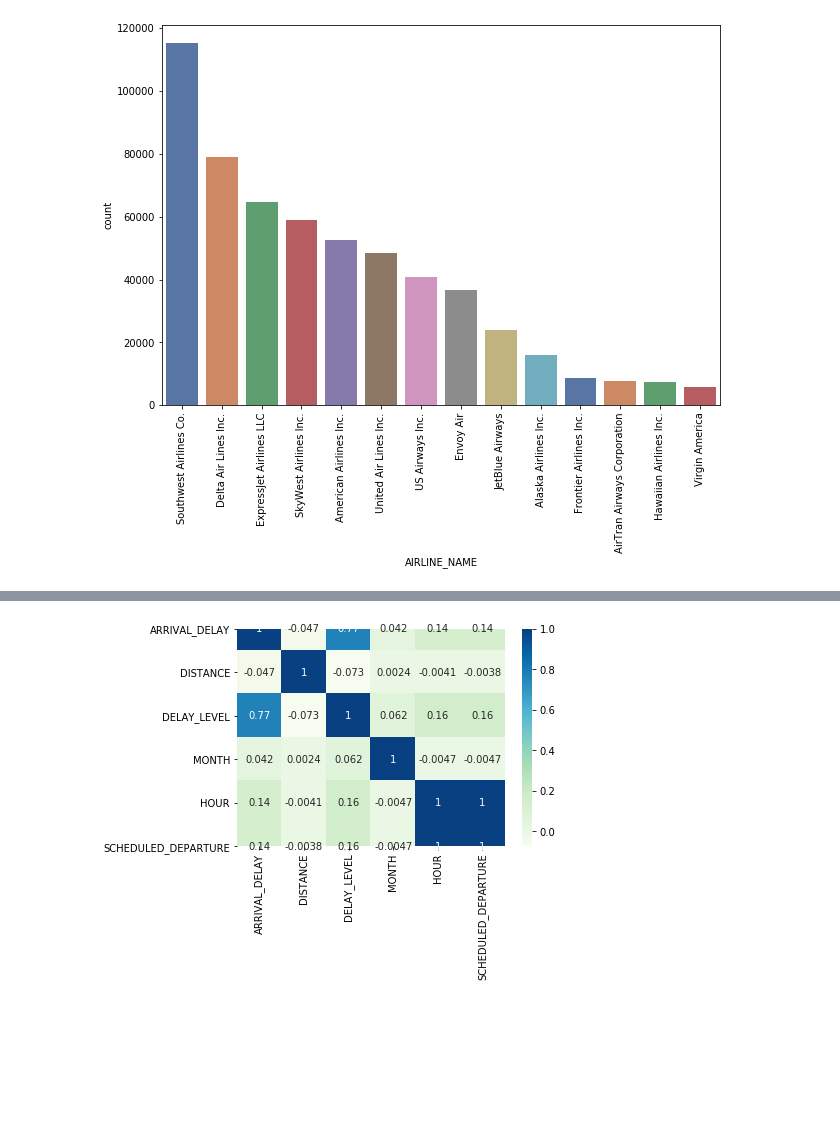
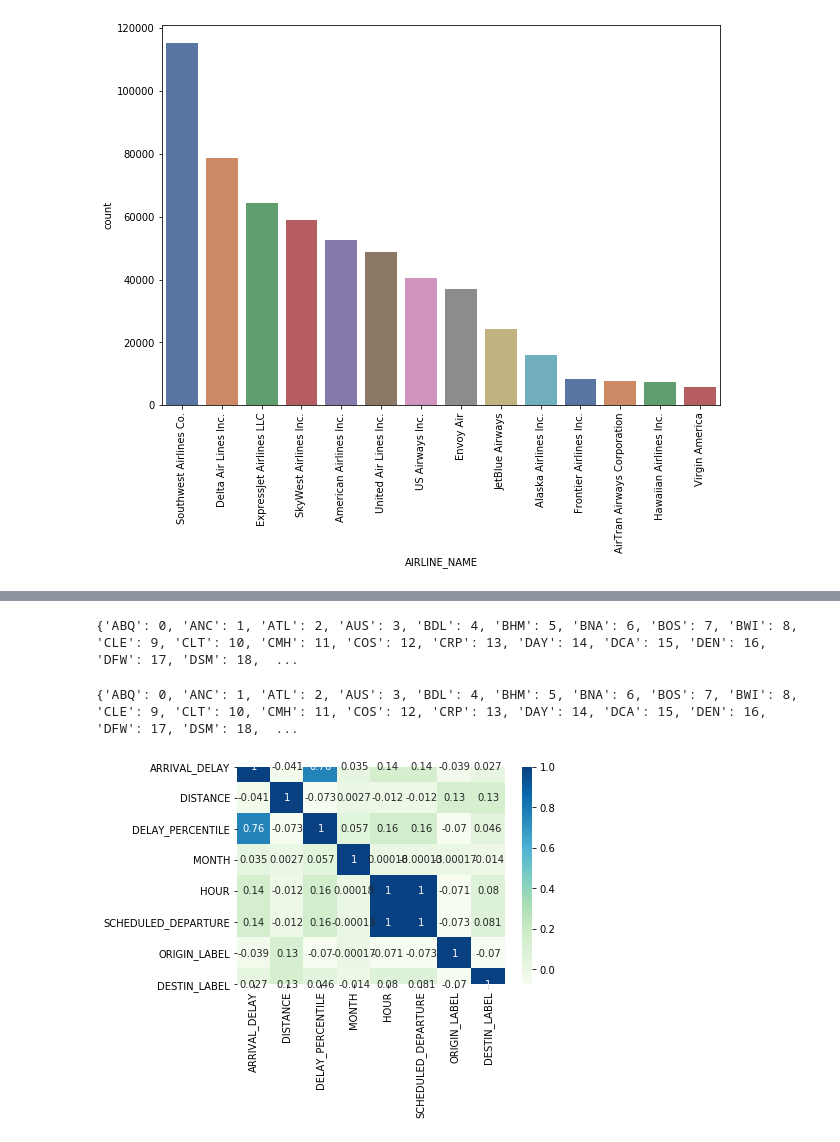
Before and after one commit to alejandrosoriavelasco/TFE, a Jupyter notebook: proyecto.ipynb, the cells around one changed output, grey strips where cells are left out. Saved outputs shown, nothing was run; the diff lists cells and outputs as text; code cells hidden in the pictures; blank space fills up the shorter version.

```diff
--- a/proyecto.ipynb
+++ b/proyecto.ipynb
@@ -70,7 +72,7 @@ def create_flight_time(df):
     return df
 
 def percentile(df):
-    df['DELAY_LEVEL']=df.ARRIVAL_DELAY.rank(pct=True)
+    df['DELAY_PERCENTILE']=df.ARRIVAL_DELAY.rank(pct=True)
 
     return df
 
@@ -105,6 +107,16 @@ def outlier (df):
     df=df.drop(outrmv)
     return df
 
+def classes (df):
+    if df['ARRIVAL_DELAY']<15:
+        delay=0
+    elif df['ARRIVAL_DELAY']<60:
+        delay=1
+    elif df['ARRIVAL_DELAY']<180:
+        delay=2
+    else:
+        delay=3
+    return delay
 
 def get_stats(group):
     return {'min': group.min(), 'max': group.max(),
@@ -235,7 +247,7 @@ df_AA['MONTH']=[ x.month for x in df_AA['DATE_TIME']]
 df_AA['HOUR']=[ x.hour for x in df_AA['DATE_TIME']]
 
 #to date_time
-df_AA['SCHED_DEPARTURE']=pd.to_datetime(df_AA['SCHED_DEPARTURE'], format= '%H:%M:%S') #to date_time
+df_AA['SCHEDULED_DEPARTURE']=pd.to_datetime(df_AA['SCHED_DEPARTURE'], format= '%H:%M:%S') #to date_time
 conversion = lambda x:x.hour*3600+x.minute*60+x.second
 df_AA['SCHEDULED_DEPARTURE']= np.array([conversion(s) for s in df_AA['SCHED_DEPARTURE']]) #conversion to seconds
 
@@ -260,0 +289,4 @@ df_AA_DATE.head(100)
+# %%
+le=LabelEncoder()
+df_AA['ORIGIN_LABEL']=le.fit_transform(df_AA['ORIGIN'])
+df_AA['DESTIN_LABEL']=le.fit_transform(df_AA['DESTIN'])
@@ -261,6 +309,18 @@ df_AA_DATE.head(100)
+# %%
+le.fit(df_AA['ORIGIN'])
+le_name_mapping = dict(zip(le.classes_, le.transform(le.classes_)))
+print(le_name_mapping)
+# %% [output]
+{'ABQ': 0, 'ANC': 1, 'ATL': 2, 'AUS': 3, 'BDL': 4, 'BHM': 5, 'BNA': 6, 'BOS': 7, 'BWI': 8, 'CLE': 9, 'CLT': 10, 'CMH': 11, 'COS': 12, 'CRP': 13, 'DAY': 14, 'DCA': 15, 'DEN': 16, 'DFW': 17, 'DSM': 18,  ...
+# %%
+le.fit(df_AA['DESTIN'])
+le_name_mapping = dict(zip(le.classes_, le.transform(le.classes_)))
+print(le_name_mapping)
+# %% [output]
+{'ABQ': 0, 'ANC': 1, 'ATL': 2, 'AUS': 3, 'BDL': 4, 'BHM': 5, 'BNA': 6, 'BOS': 7, 'BWI': 8, 'CLE': 9, 'CLT': 10, 'CMH': 11, 'COS': 12, 'CRP': 13, 'DAY': 14, 'DCA': 15, 'DEN': 16, 'DFW': 17, 'DSM': 18,  ...
 # %%
 #CORRELATION MATRIX (Pearson Correlation)
-corrmat=df_AA_DATE.corr()
+corrmat=df_AA.corr()
 ax = sns.heatmap(corrmat, annot=True, cmap="GnBu")
 # %% [output]
-[figure, old version]
+[figure, new version]
```
Also changed, not shown: parts of 19 cells of this notebook.
